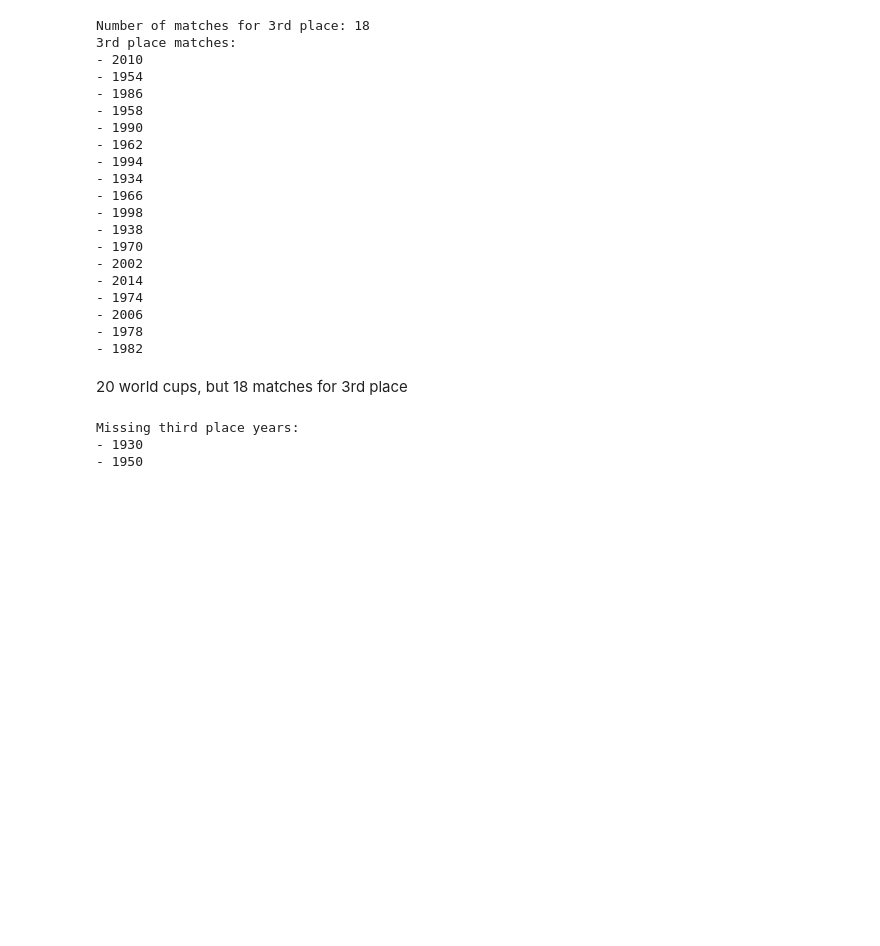
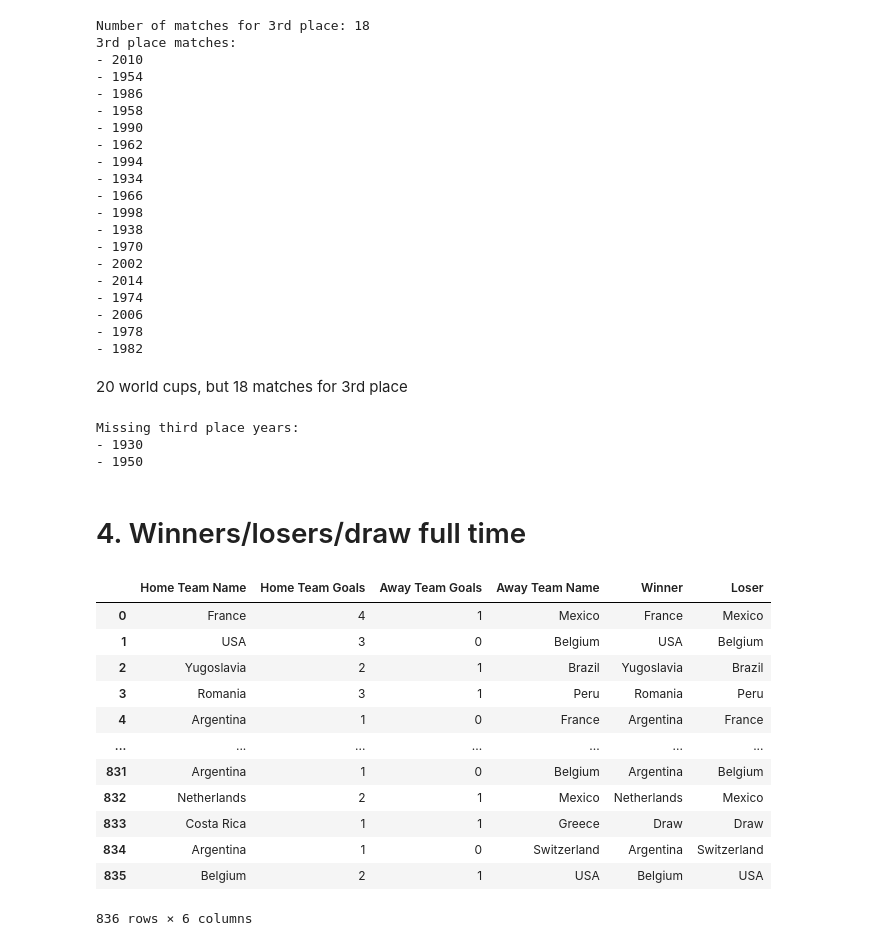
Before and after one commit to aaleksaacic/world-cup-analytics, a Jupyter notebook: notebooks/02_worldcup.ipynb, the cells around one changed output. Cells and saved outputs as stored; diff of their text form; code cells hidden in the pictures; blank space fills up the shorter version.

```diff
--- a/notebooks/02_worldcup.ipynb
+++ b/notebooks/02_worldcup.ipynb
@@ -172,3 +174,50 @@ for year in third_place_missing:
 Missing third place years:
 - 1930
 - 1950
+# %% [markdown]
+# 4. Winners/losers/draw full time
+# %%
+def full_time_outcome(row: pd.DataFrame) -> Dict[str, str]:
+    win_lose = {
+        "Winner": "",
+        "Loser": ""
+    }
+
+    home_team = row["Home Team Name"]
+    away_team = row["Away Team Name"]
+    draw = "Draw"
+
+    home_goals = row["Home Team Goals"]
+    away_goals = row["Away Team Goals"]
+
+    if home_goals > away_goals:
+        win_lose["Winner"] = home_team
+        win_lose["Loser"] = away_team
+    elif away_goals > home_goals:
+        win_lose["Winner"] = away_team
+        win_lose["Loser"] = home_team
+    else:
+        win_lose["Winner"] = draw
+        win_lose["Loser"] = draw
+
+    return win_lose
+
+
+full_time_outcomes = data.apply(full_time_outcome, axis=1, result_type="expand")
+data[["Winner", "Loser"]] = full_time_outcomes
+# %%
+data[["Home Team Name", "Home Team Goals", "Away Team Goals", "Away Team Name", "Winner", "Loser"]]
+# %% [output]
+|  | Home Team Name | Home Team Goals | Away Team Goals | Away Team Name | Winner | Loser |
+| 0 | France | 4 | 1 | Mexico | France | Mexico |
+| 1 | USA | 3 | 0 | Belgium | USA | Belgium |
+| 2 | Yugoslavia | 2 | 1 | Brazil | Yugoslavia | Brazil |
+| 3 | Romania | 3 | 1 | Peru | Romania | Peru |
+| 4 | Argentina | 1 | 0 | France | Argentina | France |
+| ... | ... | ... | ... | ... | ... | ... |
+| 831 | Argentina | 1 | 0 | Belgium | Argentina | Belgium |
+| 832 | Netherlands | 2 | 1 | Mexico | Netherlands | Mexico |
+| 833 | Costa Rica | 1 | 1 | Greece | Draw | Draw |
+| 834 | Argentina | 1 | 0 | Switzerland | Argentina | Switzerland |
+| 835 | Belgium | 2 | 1 | USA | Belgium | USA |
+836 rows × 6 columns
```
Also changed, not shown: parts of 2 cells of this notebook.
